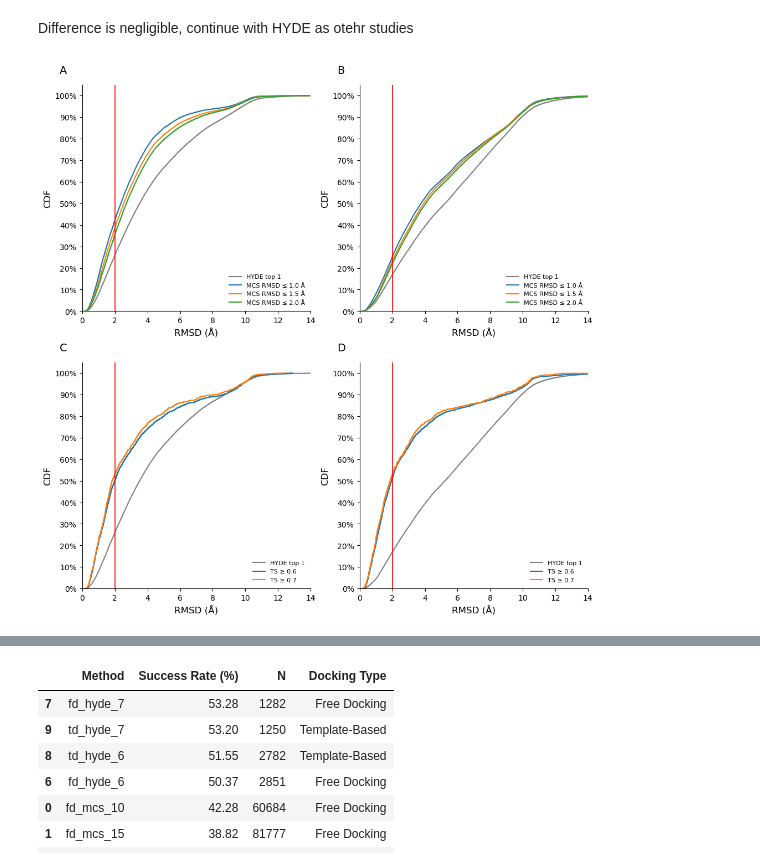
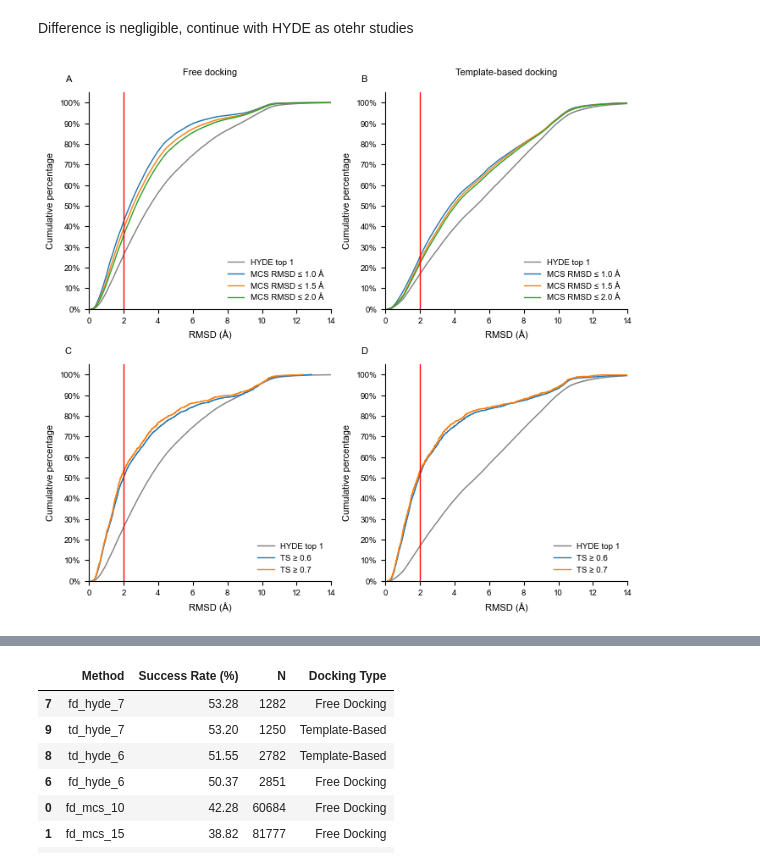
Before and after one commit to ruthbrenk/DockBind, a Jupyter notebook: docking_validation/scripts/cross_docking_analysis.ipynb, the cells around one changed output, grey strips where cells are left out. Cells and saved outputs as stored; diff of their text form; code cells hidden in the pictures.

```diff
--- a/docking_validation/scripts/cross_docking_analysis.ipynb
+++ b/docking_validation/scripts/cross_docking_analysis.ipynb
@@ -40,6 +40,18 @@ def get_mcs_size(row):
                               timeout=1).smartsString)
 
     return soft_mcs.GetNumAtoms()
+# %%
+import matplotlib as mpl
+
+mpl.rcParams.update({
+    'font.size': 8,
+    'axes.titlesize': 9,
+    'axes.labelsize': 8,
+    'xtick.labelsize': 7,
+    'ytick.labelsize': 7,
+    'legend.fontsize': 7,
+    'font.family': 'Arial',  # journal recommends Helvetica/Arial
+})
 # %% [markdown]
 # Load data
 # %%
@@ -533,56 +562,59 @@ def percent_formatter(x, pos):
 colors = ['#1f77b4', '#ff7f0e', '#2ca02c']
 subplot_tags = ['A', 'B', 'C', 'D']
 
-fig, axes = plt.subplots(2, 2, figsize=(10, 10), constrained_layout=True)
+fig, axes = plt.subplots(2, 2, figsize=(7, 6.5), constrained_layout=True)
+
+axes[0, 0].text(0.5, 1.08, 'Free docking', ha='center', transform=axes[0, 0].transAxes)
+axes[0, 1].text(0.5, 1.08, 'Template-based docking', ha='center', transform=axes[0, 1].transAxes)
 
 # FD MCS
 ax = axes[0, 0]
-ax.ecdf(fd_hyde_score_top1.hyde_rmsd, label='HYDE top 1', color='gray', linewidth=1.5)
-ax.ecdf(fd_mcs_10_hs.hyde_rmsd, label='MCS RMSD ≤ 1.0 Å', color=colors[0], linewidth=1.5)
-ax.ecdf(fd_mcs_15_hs.hyde_rmsd, label='MCS RMSD ≤ 1.5 Å', color=colors[1], linewidth=1.5)
-ax.ecdf(fd_mcs_20_hs.hyde_rmsd, label='MCS RMSD ≤ 2.0 Å', color=colors[2], linewidth=1.5)
+ax.ecdf(fd_hyde_score_top1.hyde_rmsd, label='HYDE top 1', color='gray', linewidth=1)
+ax.ecdf(fd_mcs_10_hs.hyde_rmsd, label='MCS RMSD ≤ 1.0 Å', color=colors[0], linewidth=1)
+ax.ecdf(fd_mcs_15_hs.hyde_rmsd, label='MCS RMSD ≤ 1.5 Å', color=colors[1], linewidth=1)
+ax.ecdf(fd_mcs_20_hs.hyde_rmsd, label='MCS RMSD ≤ 2.0 Å', color=colors[2], linewidth=1)
 
 # ----- TD MCS -----
 ax = axes[0, 1]
-ax.ecdf(td_hyde_score_top1.hyde_rmsd, label='HYDE top 1', color='gray', linewidth=1.5)
-ax.ecdf(td_mcs_10_hs.hyde_rmsd, label='MCS RMSD ≤ 1.0 Å', color=colors[0], linewidth=1.5)
-ax.ecdf(td_mcs_15_hs.hyde_rmsd, label='MCS RMSD ≤ 1.5 Å', color=colors[1], linewidth=1.5)
-ax.ecdf(td_mcs_20_hs.hyde_rmsd, label='MCS RMSD ≤ 2.0 Å', color=colors[2], linewidth=1.5)
+ax.ecdf(td_hyde_score_top1.hyde_rmsd, label='HYDE top 1', color='gray', linewidth=1)
+ax.ecdf(td_mcs_10_hs.hyde_rmsd, label='MCS RMSD ≤ 1.0 Å', color=colors[0], linewidth=1)
+ax.ecdf(td_mcs_15_hs.hyde_rmsd, label='MCS RMSD ≤ 1.5 Å', color=colors[1], linewidth=1)
+ax.ecdf(td_mcs_20_hs.hyde_rmsd, label='MCS RMSD ≤ 2.0 Å', color=colors[2], linewidth=1)
 
 # FD TS
 ax = axes[1, 0]
-ax.ecdf(fd_hyde_score_top1.hyde_rmsd, label='HYDE top 1', color='gray', linewidth=1.5)
-ax.ecdf(fd_hyde_6.hyde_rmsd, label='TS ≥ 0.6', color=colors[0], linewidth=1.5)
-ax.ecdf(fd_hyde_7.hyde_rmsd, label='TS ≥ 0.7', color=colors[1], linewidth=1.5)
+ax.ecdf(fd_hyde_score_top1.hyde_rmsd, label='HYDE top 1', color='gray', linewidth=1)
+ax.ecdf(fd_hyde_6.hyde_rmsd, label='TS ≥ 0.6', color=colors[0], linewidth=1)
+ax.ecdf(fd_hyde_7.hyde_rmsd, label='TS ≥ 0.7', color=colors[1], linewidth=1)
 
 # TD TS
 ax = axes[1, 1]
-ax.ecdf(td_hyde_score_top1.hyde_rmsd, label='HYDE top 1', color='gray', linewidth=1.5)
-ax.ecdf(td_hyde_6.hyde_rmsd, label='TS ≥ 0.6', color=colors[0], linewidth=1.5)
-ax.ecdf(td_hyde_7.hyde_rmsd, label='TS ≥ 0.7', color=colors[1], linewidth=1.5)
+ax.ecdf(td_hyde_score_top1.hyde_rmsd, label='HYDE top 1', color='gray', linewidth=1)
+ax.ecdf(td_hyde_6.hyde_rmsd, label='TS ≥ 0.6', color=colors[0], linewidth=1)
+ax.ecdf(td_hyde_7.hyde_rmsd, label='TS ≥ 0.7', color=colors[1], linewidth=1)
 
 # Format all subplots
 for i, ax in enumerate(axes.flat):
     ax.set_xlim(0, 14)
     ax.set_ylim(0, 1.05)
-    ax.axvline(x=2, color='red', linewidth=1.2)
-    ax.set_xlabel("RMSD (Å)", fontsize=12)
-    ax.set_ylabel("CDF", fontsize=12)
+    ax.axvline(x=2, color='red', linewidth=1)
+    ax.set_xlabel("RMSD (Å)")
+    ax.set_ylabel("Cumulative percentage")
     ax.yaxis.set_major_formatter(FuncFormatter(percent_formatter))
     ax.set_yticks(np.linspace(0, 1, 11))
-    ax.tick_params(labelsize=10)
+    # ax.tick_params()
     ax.spines['top'].set_visible(False)
     ax.spines['right'].set_visible(False)
     ax.spines['bottom'].set_color('black')
     ax.spines['left'].set_color('black')
-    ax.text(-0.1, 1.05, subplot_tags[i], fontsize=14, transform=ax.transAxes)
-    ax.legend(fontsize=8, frameon=False, loc='lower right')
+    ax.text(-0.1, 1.05, subplot_tags[i], transform=ax.transAxes)
+    ax.legend(frameon=False, loc='lower right')
 
 # Save and show
-plt.savefig('../images/cross_docking_mcs_and_ts_ecdf.png', dpi=300, bbox_inches='tight')
+# plt.savefig('../images/cross_docking_mcs_and_ts_ecdf.png', dpi=300, bbox_inches='tight')
 plt.show()
 # %% [output]
-[figure, old version]
+[figure, new version]
 # %%
 fd_mcs_10_hs.hyde_rmsd
 fd_mcs_15_hs.hyde_rmsd
```
Also changed, not shown: parts of 11 cells of this notebook, 1 other file.
